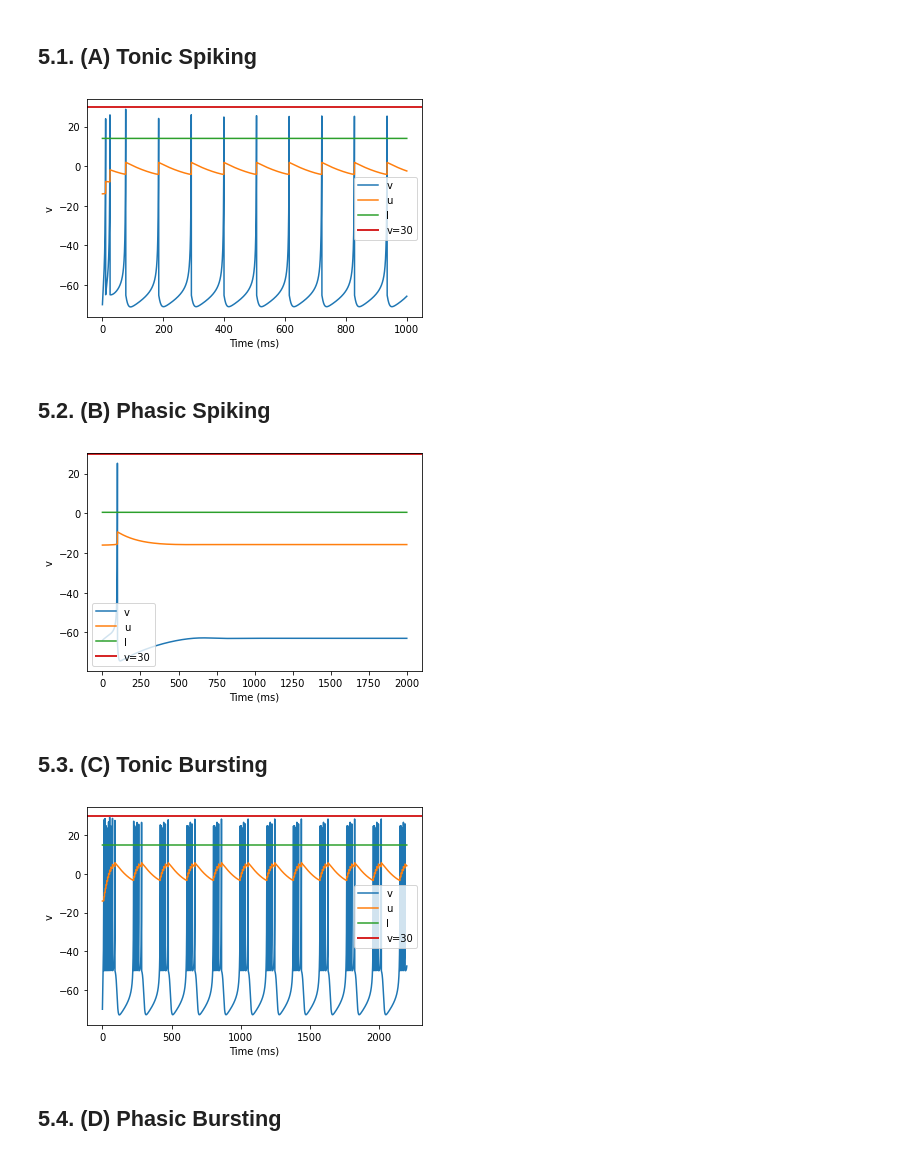
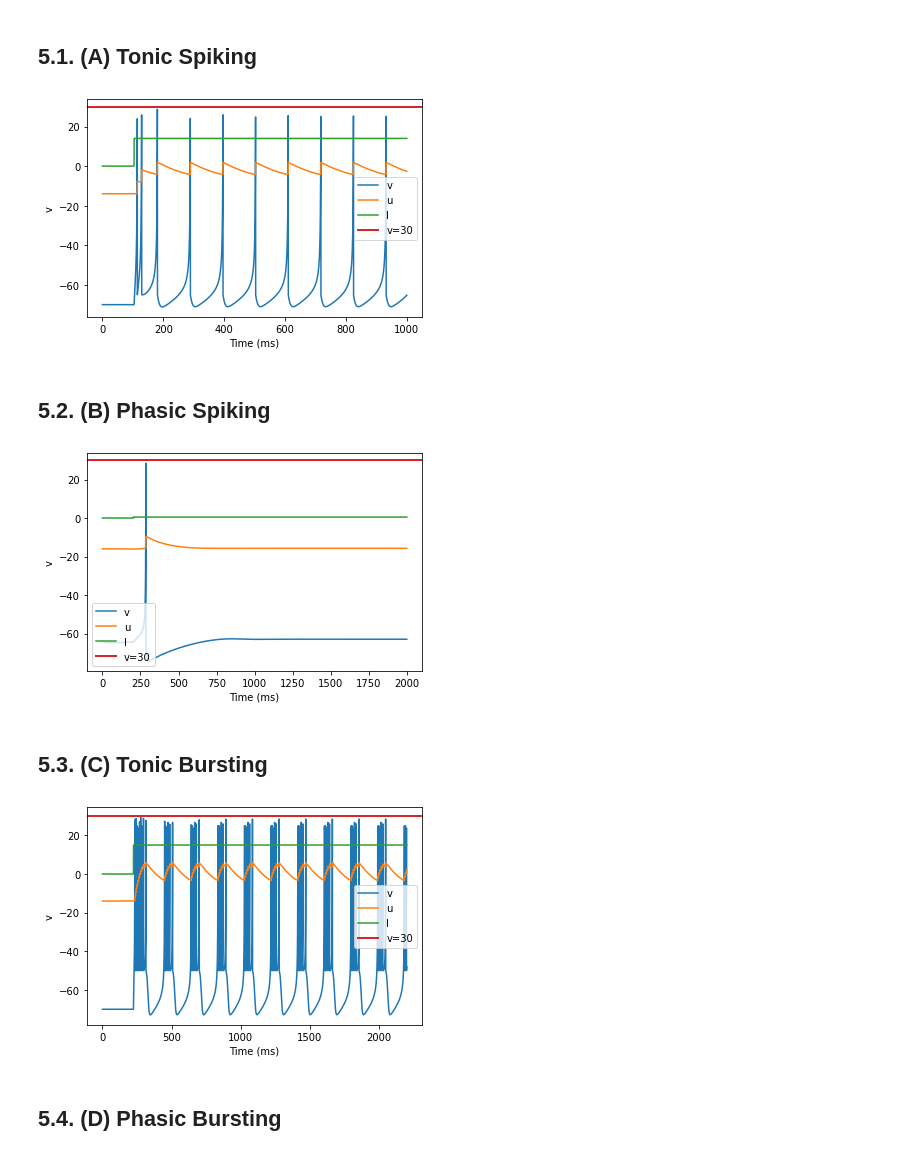
Before and after one commit to juletx/spiking-neural-network, a Jupyter notebook: notebooks/P44_Izhikevich_SNN_Model_NN_D2.ipynb, the cells around one changed output. Cells and saved outputs as stored; diff of their text form; code cells hidden in the pictures.

```diff
--- a/notebooks/P44_Izhikevich_SNN_Model_NN_D2.ipynb
+++ b/notebooks/P44_Izhikevich_SNN_Model_NN_D2.ipynb
@@ -166,21 +167,21 @@ Some of the features are not working correctly because they requires changing th
 # %% [markdown]
 ## 5.1. (A) Tonic Spiking
 # %%
-model(d=6, fI=14, V=-70, tau=1/0.25, duration=1000)
+model(d=6, fI='int(t/ms>100)*14 + int(t/ms<=100)*0', V=-70, tau=1/0.25, duration=1000)
 # %% [output]
-[figure, old version]
+[figure, new version]
 # %% [markdown]
 ## 5.2. (B) Phasic Spiking
 # %%
-model(b=0.25, d=6, fI=0.5, V=-64, tau=1/0.25, duration=2000)
+model(b=0.25, d=6, fI='int(t/ms>200)*0.5 + int(t/ms<=200)*0', V=-64, tau=1/0.25, duration=2000)
 # %% [output]
-[figure, old version]
+[figure, new version]
 # %% [markdown]
 ## 5.3. (C) Tonic Bursting
 # %%
-model(c=-50, fI=15, V=-70, tau=1/0.25, duration=2200)
+model(c=-50, fI='int(t/ms>220)*15 + int(t/ms<=220)*0', V=-70, tau=1/0.25, duration=2200)
 # %% [output]
-[figure, old version]
+[figure, new version]
 # %% [markdown]
 ## 5.4. (D) Phasic Bursting
 # %%
```
Also changed, not shown: parts of 9 cells of this notebook.
